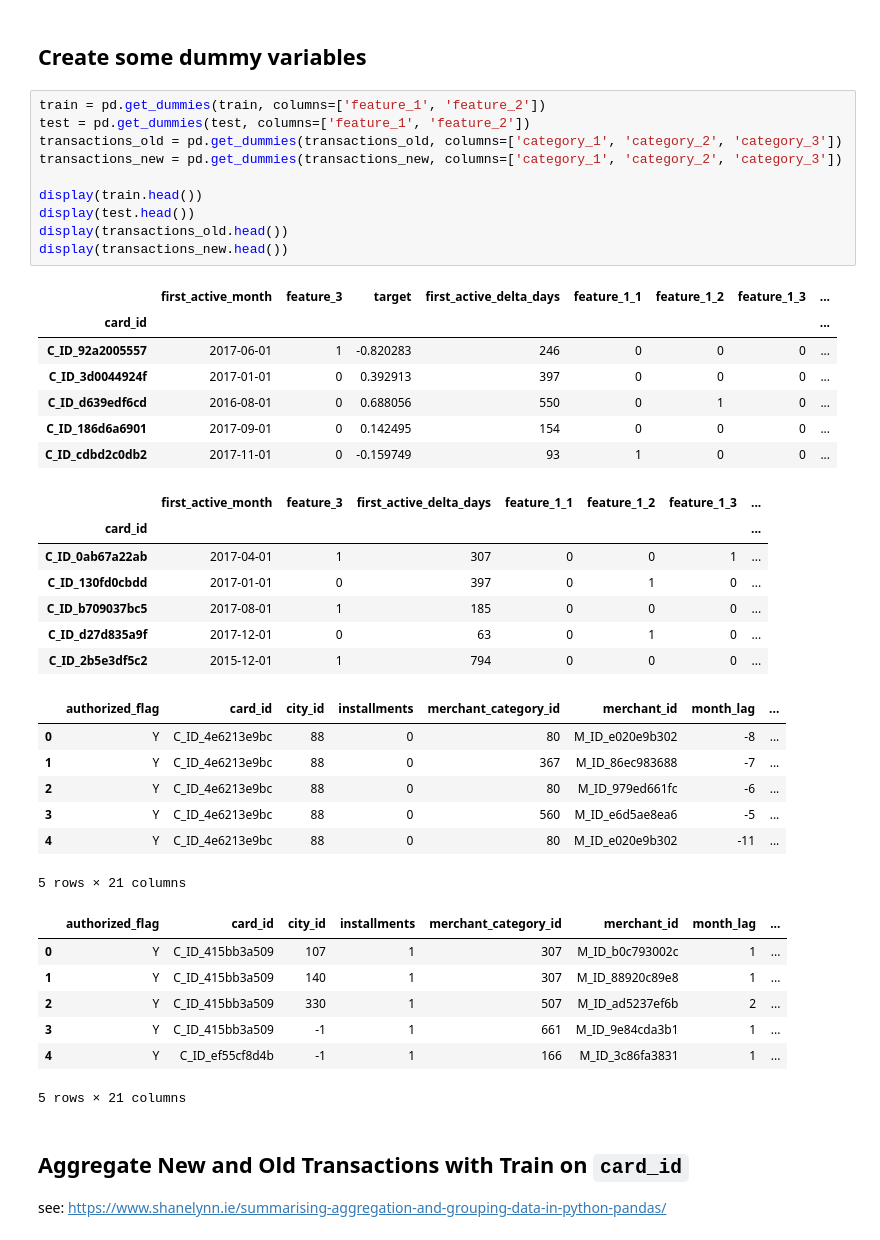
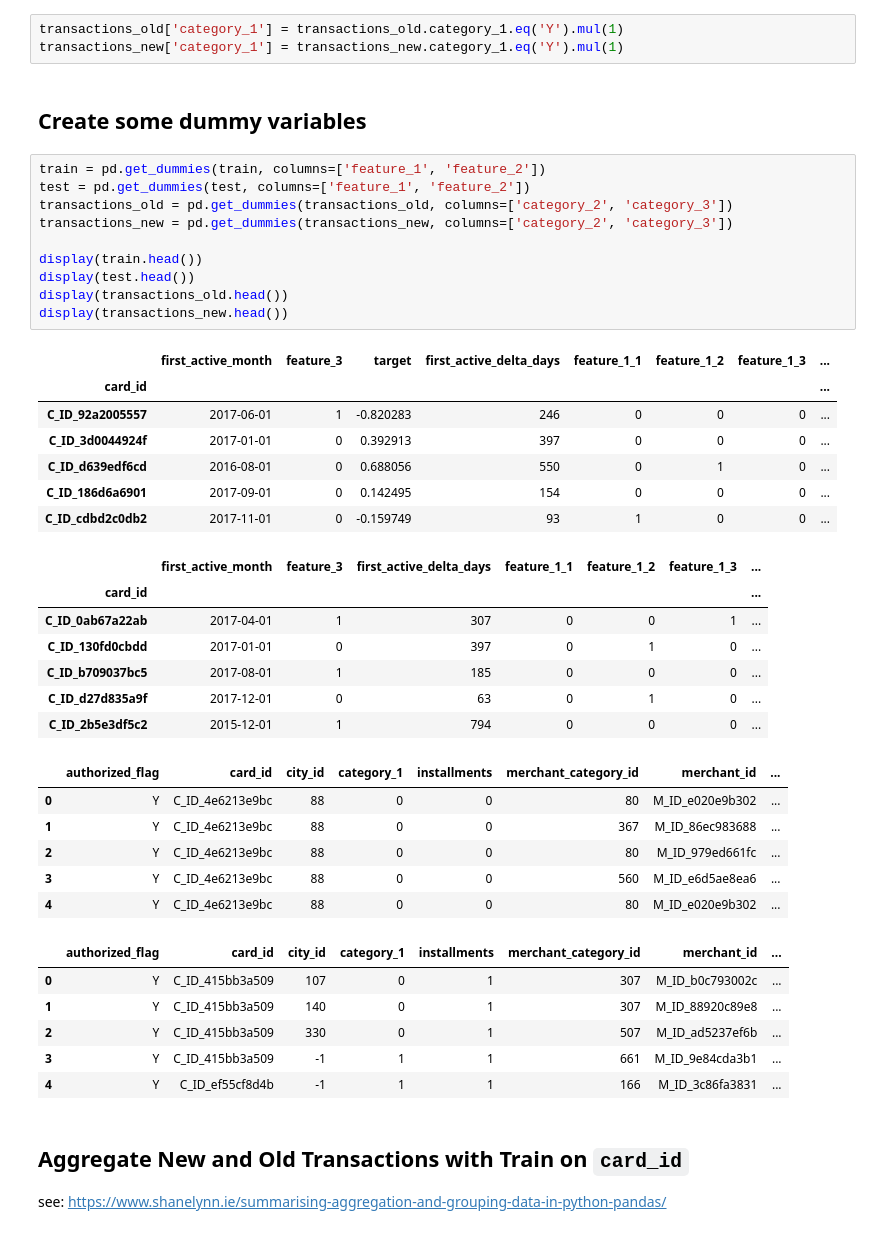
Before and after one commit to kevinhanna/Elo_kaggle, a Jupyter notebook: Team 3 Group Project.ipynb, the cells around one changed output. Drawn from its saved outputs; the diff is of its cells as text.

Commit message:
Removed category_1 dummy and binarized.  Added cov value to matrix

```diff
--- a/Team 3 Group Project.ipynb
+++ b/Team 3 Group Project.ipynb
@@ -248,44 +250,45 @@ display(test.head())
+# %%
+transactions_old['category_1'] = transactions_old.category_1.eq('Y').mul(1)
+transactions_new['category_1'] = transactions_new.category_1.eq('Y').mul(1)
 # %% [markdown]
 ## Create some dummy variables
 # %%
 train = pd.get_dummies(train, columns=['feature_1', 'feature_2'])
 test = pd.get_dummies(test, columns=['feature_1', 'feature_2'])
-transactions_old = pd.get_dummies(transactions_old, columns=['category_1', 'category_2', 'category_3'])
-transactions_new = pd.get_dummies(transactions_new, columns=['category_1', 'category_2', 'category_3'])
+transactions_old = pd.get_dummies(transactions_old, columns=['category_2', 'category_3'])
+transactions_new = pd.get_dummies(transactions_new, columns=['category_2', 'category_3'])
 
 display(train.head())
 display(test.head())
 display(transactions_old.head())
 display(transactions_new.head())
 # %% [output]
 |  | first_active_month | feature_3 | target | first_active_delta_days | feature_1_1 | feature_1_2 | feature_1_3 | ... |
 | card_id |  |  |  |  |  |  |  | ... |
 | C_ID_92a2005557 | 2017-06-01 | 1 | -0.820283 | 246 | 0 | 0 | 0 | ... |
 | C_ID_3d0044924f | 2017-01-01 | 0 | 0.392913 | 397 | 0 | 0 | 0 | ... |
 | C_ID_d639edf6cd | 2016-08-01 | 0 | 0.688056 | 550 | 0 | 1 | 0 | ... |
 | C_ID_186d6a6901 | 2017-09-01 | 0 | 0.142495 | 154 | 0 | 0 | 0 | ... |
 | C_ID_cdbd2c0db2 | 2017-11-01 | 0 | -0.159749 | 93 | 1 | 0 | 0 | ... |
 |  | first_active_month | feature_3 | first_active_delta_days | feature_1_1 | feature_1_2 | feature_1_3 | ... |
 | card_id |  |  |  |  |  |  | ... |
 | C_ID_0ab67a22ab | 2017-04-01 | 1 | 307 | 0 | 0 | 1 | ... |
 | C_ID_130fd0cbdd | 2017-01-01 | 0 | 397 | 0 | 1 | 0 | ... |
 | C_ID_b709037bc5 | 2017-08-01 | 1 | 185 | 0 | 0 | 0 | ... |
 | C_ID_d27d835a9f | 2017-12-01 | 0 | 63 | 0 | 1 | 0 | ... |
 | C_ID_2b5e3df5c2 | 2015-12-01 | 1 | 794 | 0 | 0 | 0 | ... |
-|  | authorized_flag | card_id | city_id | installments | merchant_category_id | merchant_id | month_lag | ... |
-| 0 | Y | C_ID_4e6213e9bc | 88 | 0 | 80 | M_ID_e020e9b302 | -8 | ... |
-| 1 | Y | C_ID_4e6213e9bc | 88 | 0 | 367 | M_ID_86ec983688 | -7 | ... |
-| 2 | Y | C_ID_4e6213e9bc | 88 | 0 | 80 | M_ID_979ed661fc | -6 | ... |
-| 3 | Y | C_ID_4e6213e9bc | 88 | 0 | 560 | M_ID_e6d5ae8ea6 | -5 | ... |
-| 4 | Y | C_ID_4e6213e9bc | 88 | 0 | 80 | M_ID_e020e9b302 | -11 | ... |
+|  | authorized_flag | card_id | city_id | category_1 | installments | merchant_category_id | merchant_id | ... |
+| 0 | Y | C_ID_4e6213e9bc | 88 | 0 | 0 | 80 | M_ID_e020e9b302 | ... |
+| 1 | Y | C_ID_4e6213e9bc | 88 | 0 | 0 | 367 | M_ID_86ec983688 | ... |
+| 2 | Y | C_ID_4e6213e9bc | 88 | 0 | 0 | 80 | M_ID_979ed661fc | ... |
+| 3 | Y | C_ID_4e6213e9bc | 88 | 0 | 0 | 560 | M_ID_e6d5ae8ea6 | ... |
+| 4 | Y | C_ID_4e6213e9bc | 88 | 0 | 0 | 80 | M_ID_e020e9b302 | ... |
-5 rows × 21 columns
-|  | authorized_flag | card_id | city_id | installments | merchant_category_id | merchant_id | month_lag | ... |
-| 0 | Y | C_ID_415bb3a509 | 107 | 1 | 307 | M_ID_b0c793002c | 1 | ... |
-| 1 | Y | C_ID_415bb3a509 | 140 | 1 | 307 | M_ID_88920c89e8 | 1 | ... |
-| 2 | Y | C_ID_415bb3a509 | 330 | 1 | 507 | M_ID_ad5237ef6b | 2 | ... |
-| 3 | Y | C_ID_415bb3a509 | -1 | 1 | 661 | M_ID_9e84cda3b1 | 1 | ... |
-| 4 | Y | C_ID_ef55cf8d4b | -1 | 1 | 166 | M_ID_3c86fa3831 | 1 | ... |
+|  | authorized_flag | card_id | city_id | category_1 | installments | merchant_category_id | merchant_id | ... |
+| 0 | Y | C_ID_415bb3a509 | 107 | 0 | 1 | 307 | M_ID_b0c793002c | ... |
+| 1 | Y | C_ID_415bb3a509 | 140 | 0 | 1 | 307 | M_ID_88920c89e8 | ... |
+| 2 | Y | C_ID_415bb3a509 | 330 | 0 | 1 | 507 | M_ID_ad5237ef6b | ... |
+| 3 | Y | C_ID_415bb3a509 | -1 | 1 | 1 | 661 | M_ID_9e84cda3b1 | ... |
+| 4 | Y | C_ID_ef55cf8d4b | -1 | 1 | 1 | 166 | M_ID_3c86fa3831 | ... |
-5 rows × 21 columns
 # %% [markdown]
 ## Aggregate New and Old Transactions with Train on `card_id`
 see: https://www.shanelynn.ie/summarising-aggregation-and-grouping-data-in-python-pandas/
```
Also changed, not shown: parts of 11 cells of this notebook, 1 other file.
